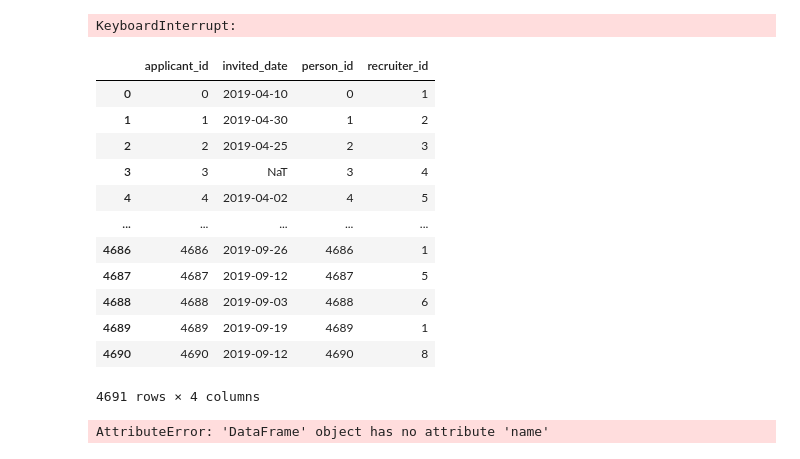
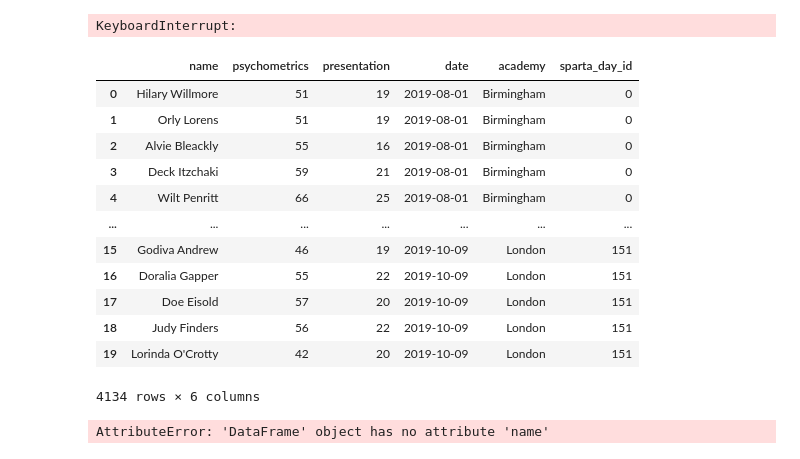
Before and after one commit to Data210/data210-final-project, a Jupyter notebook: Scripts/transformations.ipynb, the cells around one changed output. Saved outputs shown, nothing was run; the diff lists cells and outputs as text; code cells hidden in the pictures.

```diff
--- a/Scripts/transformations.ipynb
+++ b/Scripts/transformations.ipynb
@@ -33,22 +33,22 @@ df_talent, df_strength_junction, df_weakness_junction, df_tech_junction,  df_str
 KeyboardInterrupt:
 # %%
 df_applicant, df_personal_details, df_uni, df_degree, df_address ,df_postcode, df_city,  df_recruiter = Applicants.process_locations()
-# %%
-df_applicant
-# %% [output]
-|  | applicant_id | invited_date | person_id | recruiter_id |
-| 0 | 0 | 2019-04-10 | 0 | 1 |
-| 1 | 1 | 2019-04-30 | 1 | 2 |
-| 2 | 2 | 2019-04-25 | 2 | 3 |
-| 3 | 3 | NaT | 3 | 4 |
-| 4 | 4 | 2019-04-02 | 4 | 5 |
-| ... | ... | ... | ... | ... |
-| 4686 | 4686 | 2019-09-26 | 4686 | 1 |
-| 4687 | 4687 | 2019-09-12 | 4687 | 5 |
-| 4688 | 4688 | 2019-09-03 | 4688 | 6 |
-| 4689 | 4689 | 2019-09-19 | 4689 | 1 |
-| 4690 | 4690 | 2019-09-12 | 4690 | 8 |
-4691 rows × 4 columns
+# %%
+df_sparta_day_result
+# %% [output]
+|  | name | psychometrics | presentation | date | academy | sparta_day_id |
+| 0 | Hilary Willmore | 51 | 19 | 2019-08-01 | Birmingham | 0 |
+| 1 | Orly Lorens | 51 | 19 | 2019-08-01 | Birmingham | 0 |
+| 2 | Alvie Bleackly | 55 | 16 | 2019-08-01 | Birmingham | 0 |
+| 3 | Deck Itzchaki | 59 | 21 | 2019-08-01 | Birmingham | 0 |
+| 4 | Wilt Penritt | 66 | 25 | 2019-08-01 | Birmingham | 0 |
+| ... | ... | ... | ... | ... | ... | ... |
+| 15 | Godiva Andrew | 46 | 19 | 2019-10-09 | London | 151 |
+| 16 | Doralia Gapper | 55 | 22 | 2019-10-09 | London | 151 |
+| 17 | Doe Eisold | 57 | 20 | 2019-10-09 | London | 151 |
+| 18 | Judy Finders | 56 | 22 | 2019-10-09 | London | 151 |
+| 19 | Lorinda O'Crotty | 42 | 20 | 2019-10-09 | London | 151 |
+4134 rows × 6 columns
 # %%
 df_spartan.name.duplicated(keep=False).sum()
 # %% [output]
```
Also changed, not shown: 10 other files.
